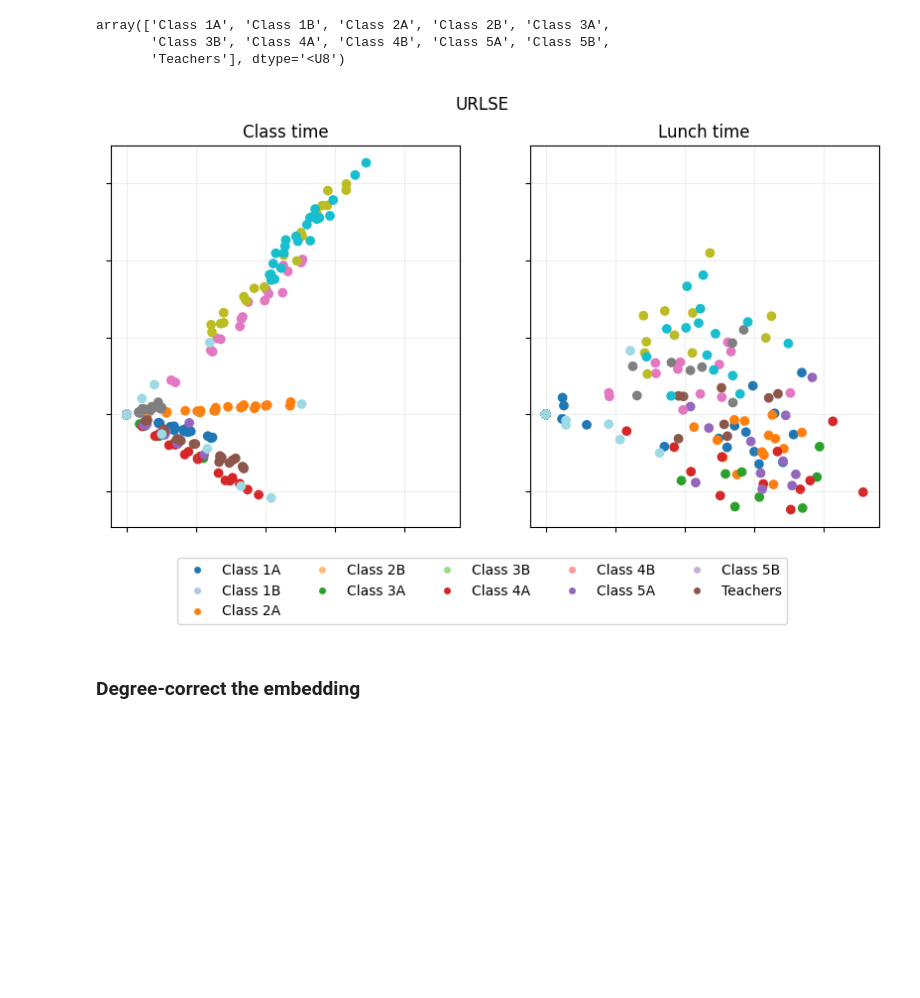
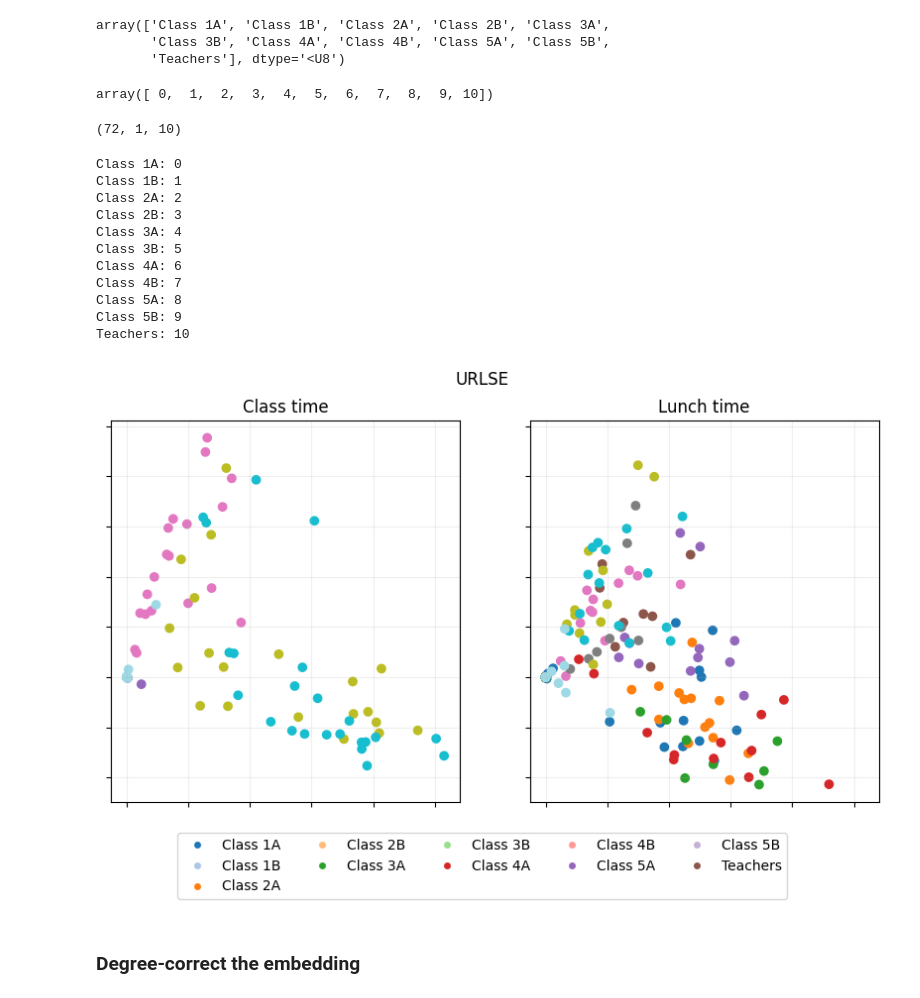
Before and after one commit to pyemb/pyemb, a Jupyter notebook: docs/source/tutorials/Dynamic graph - Lyon school data.ipynb, the cells around one changed output. Drawn from its saved outputs; the diff is of its cells as text; code cells hidden in the pictures; blank space fills up the shorter version.

```diff
--- a/docs/source/tutorials/Dynamic graph - Lyon school data.ipynb
+++ b/docs/source/tutorials/Dynamic graph - Lyon school data.ipynb
@@ -92,26 +92,47 @@ np.unique(node_labels)
 array(['Class 1A', 'Class 1B', 'Class 2A', 'Class 2B', 'Class 3A',
        'Class 3B', 'Class 4A', 'Class 4B', 'Class 5A', 'Class 5B',
        'Teachers'], dtype='<U8')
+# %%
+np.unique(pd.factorize(node_labels)[0])
+# %% [output]
+array([ 0,  1,  2,  3,  4,  5,  6,  7,  8,  9, 10])
+# %%
+URLSE_emb.shape
+# %% [output]
+(72, 1, 10)
 # %%
 # Or plot the embedding at specific times
 
 def school_legend(fig, bbox_y=-0.1):
     # Add a legend
     handles = []
     for i, label in enumerate(np.unique(node_labels)):
+        print(f"{label}: {i}")
         handles.append(plt.Line2D([0], [0], marker='o', color='w', markerfacecolor=plt.cm.tab20(i), label=label))
 
     fig.legend(handles=handles, loc='lower center', ncol=5, bbox_to_anchor=(0.5, bbox_y))
 
+URLSE_emb = eb.dyn_embed(As, d=d, method="URLSE", flat=False)
 
 points_of_interest = [5, 14]
 point_labels = ["Class time", "Lunch time"]
 fig = eb.snapshot_plot(URLSE_emb, n, node_labels, points_of_interest, point_labels, cmap="tab20")
 
 school_legend(fig)
 _ = fig.suptitle("URLSE")
 # %% [output]
+Class 1A: 0
+Class 1B: 1
+Class 2A: 2
+Class 2B: 3
+Class 3A: 4
+Class 3B: 5
+Class 4A: 6
+Class 4B: 7
+Class 5A: 8
+Class 5B: 9
+Teachers: 10
-[figure, old version]
+[figure, new version]
 # %% [markdown]
 ### Degree-correct the embedding
 # %%
```
Also changed, not shown: 4 other files.
